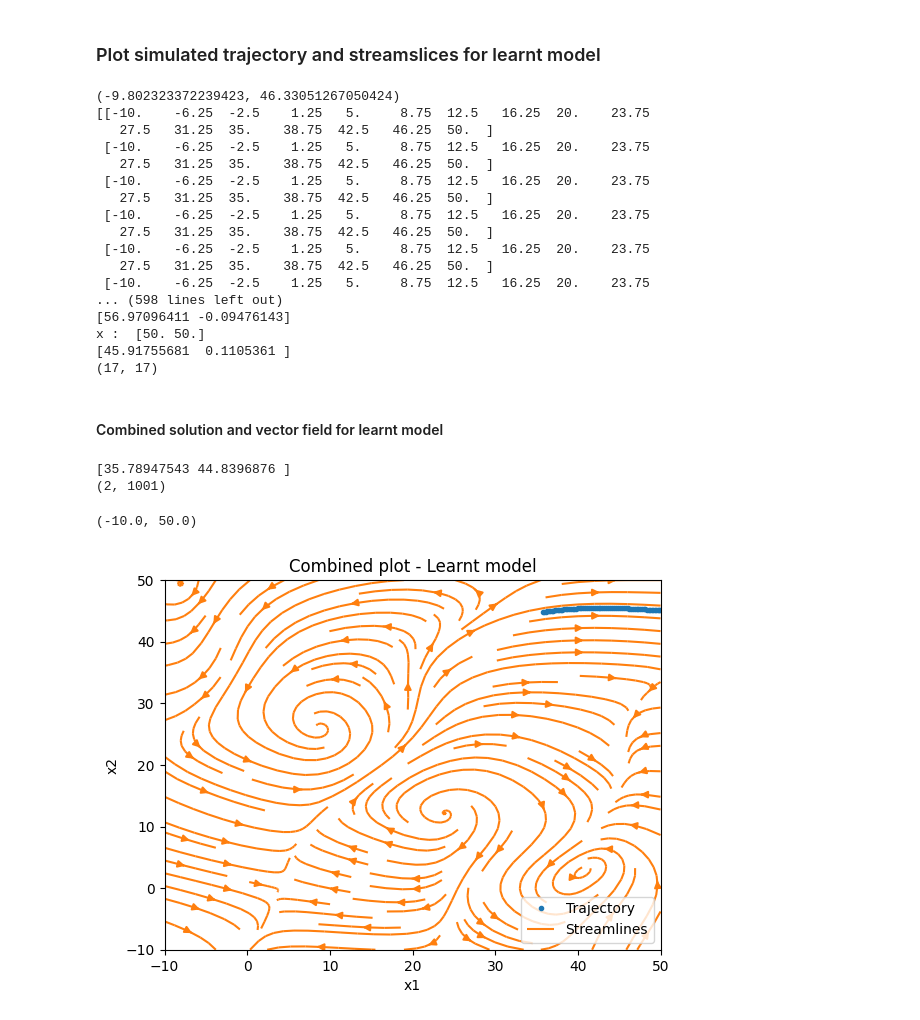
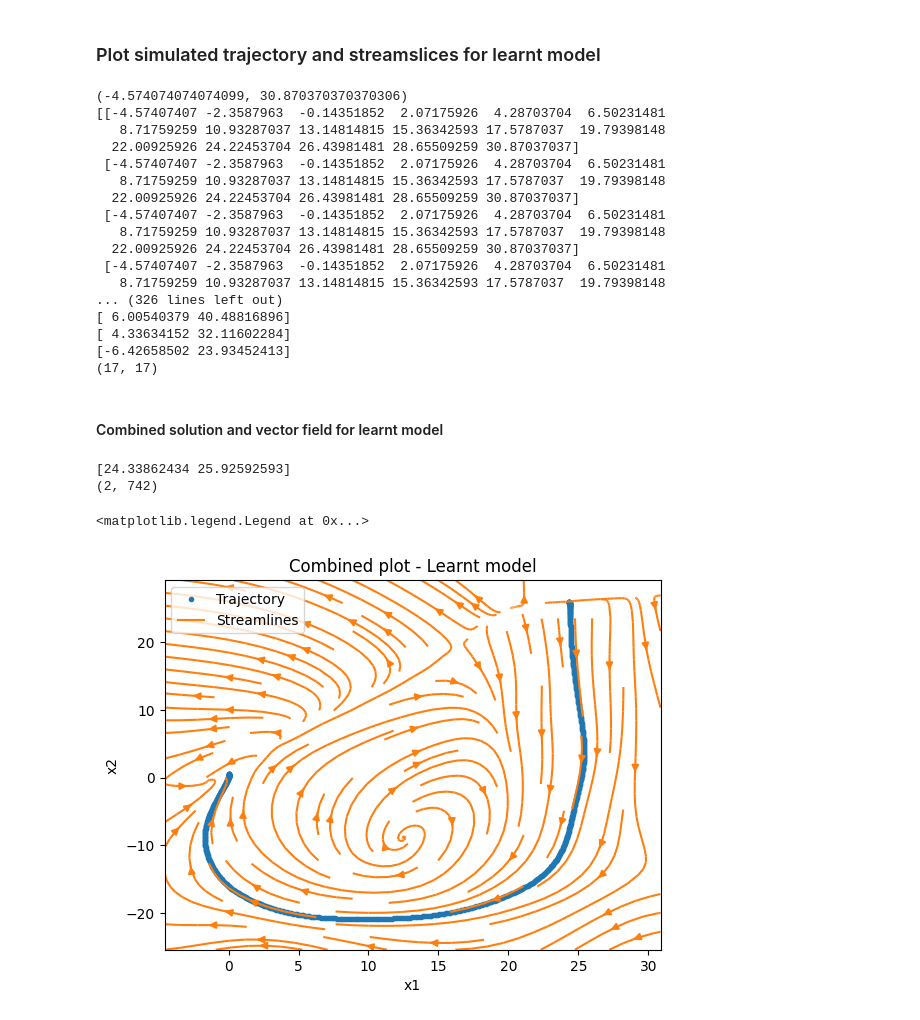
Before and after one commit to helenatp/prosjektoppgaveTPK4560, a Jupyter notebook: src/LASA_handwriting.ipynb, the cells around one changed output. Saved outputs shown, nothing was run; the diff lists cells and outputs as text; code cells hidden in the pictures.

```diff
--- a/src/LASA_handwriting.ipynb
+++ b/src/LASA_handwriting.ipynb
@@ -221,16 +215,16 @@ x :  [104.21698773 120.79606792]
 ### Plot simulated trajectory and streamslices for learnt model
 # %%
 # Get lower and upper bound for plotting from dataset figure
-#lower_bound_x1 = axes.get_xlim()[0]
-#upper_bound_x1 = axes.get_xlim()[1]
-#lower_bound_x2 = axes.get_ylim()[0]
-#upper_bound_x2 = axes.get_ylim()[1]
+lower_bound_x1 = axes.get_xlim()[0]
+upper_bound_x1 = axes.get_xlim()[1]
+lower_bound_x2 = axes.get_ylim()[0]
+upper_bound_x2 = axes.get_ylim()[1]
 print(axes.get_xlim())
 
-lower_bound_x1 = -10
-upper_bound_x1 = 50
-lower_bound_x2 = -10
-upper_bound_x2 = 50
+#lower_bound_x1 = -10
+#upper_bound_x1 = 50
+#lower_bound_x2 = -10
+#upper_bound_x2 = 50
 
 num_of_points = 17
 
@@ -261,40 +255,38 @@ for (i,j), value in np.ndenumerate(X1):
 
 print(u_learnt.shape)
 # %% [output]
-(-9.802323372239423, 46.33051267050424)
-[[-10.    -6.25  -2.5    1.25   5.     8.75  12.5   16.25  20.    23.75
-   27.5   31.25  35.    38.75  42.5   46.25  50.  ]
- [-10.    -6.25  -2.5    1.25   5.     8.75  12.5   16.25  20.    23.75
-   27.5   31.25  35.    38.75  42.5   46.25  50.  ]
- [-10.    -6.25  -2.5    1.25   5.     8.75  12.5   16.25  20.    23.75
-   27.5   31.25  35.    38.75  42.5   46.25  50.  ]
- [-10.    -6.25  -2.5    1.25   5.     8.75  12.5   16.25  20.    23.75
-   27.5   31.25  35.    38.75  42.5   46.25  50.  ]
- [-10.    -6.25  -2.5    1.25   5.     8.75  12.5   16.25  20.    23.75
-   27.5   31.25  35.    38.75  42.5   46.25  50.  ]
- [-10.    -6.25  -2.5    1.25   5.     8.75  12.5   16.25  20.    23.75
-... (598 lines left out)
-[56.97096411 -0.09476143]
-x :  [50. 50.]
-[45.91755681  0.1105361 ]
+(-4.574074074074099, 30.870370370370306)
+[[-4.57407407 -2.3587963  -0.14351852  2.07175926  4.28703704  6.50231481
+   8.71759259 10.93287037 13.14814815 15.36342593 17.5787037  19.79398148
+  22.00925926 24.22453704 26.43981481 28.65509259 30.87037037]
+ [-4.57407407 -2.3587963  -0.14351852  2.07175926  4.28703704  6.50231481
+   8.71759259 10.93287037 13.14814815 15.36342593 17.5787037  19.79398148
+  22.00925926 24.22453704 26.43981481 28.65509259 30.87037037]
+ [-4.57407407 -2.3587963  -0.14351852  2.07175926  4.28703704  6.50231481
+   8.71759259 10.93287037 13.14814815 15.36342593 17.5787037  19.79398148
+  22.00925926 24.22453704 26.43981481 28.65509259 30.87037037]
+ [-4.57407407 -2.3587963  -0.14351852  2.07175926  4.28703704  6.50231481
+   8.71759259 10.93287037 13.14814815 15.36342593 17.5787037  19.79398148
+... (326 lines left out)
+[ 6.00540379 40.48816896]
+[ 4.33634152 32.11602284]
+[-6.42658502 23.93452413]
 (17, 17)
 # %% [markdown]
 #### Combined solution and vector field for learnt model
 # %%
 print(init_condition)
 print(data_series.shape)
 plt.figure()
 plt.style.use('default')
 plt.title('Combined plot - Learnt model')
 plt.plot(data_series[0, :], data_series[1, :], '.', linewidth=1)
 plt.streamplot(X1, X2, u_learnt, v_learnt)
 plt.xlabel('x1')
 plt.ylabel('x2')
 plt.legend(['Trajectory', 'Streamlines'])
-plt.xlim([lower_bound_x1, upper_bound_x1])
-plt.ylim([lower_bound_x2, upper_bound_x2])
 # %% [output]
-[35.78947543 44.8396876 ]
-(2, 1001)
+[24.33862434 25.92592593]
+(2, 742)
-(-10.0, 50.0)
+<matplotlib.legend.Legend at 0x...>
-[figure, old version]
+[figure, new version]
```
Also changed, not shown: parts of 5 cells of this notebook.
